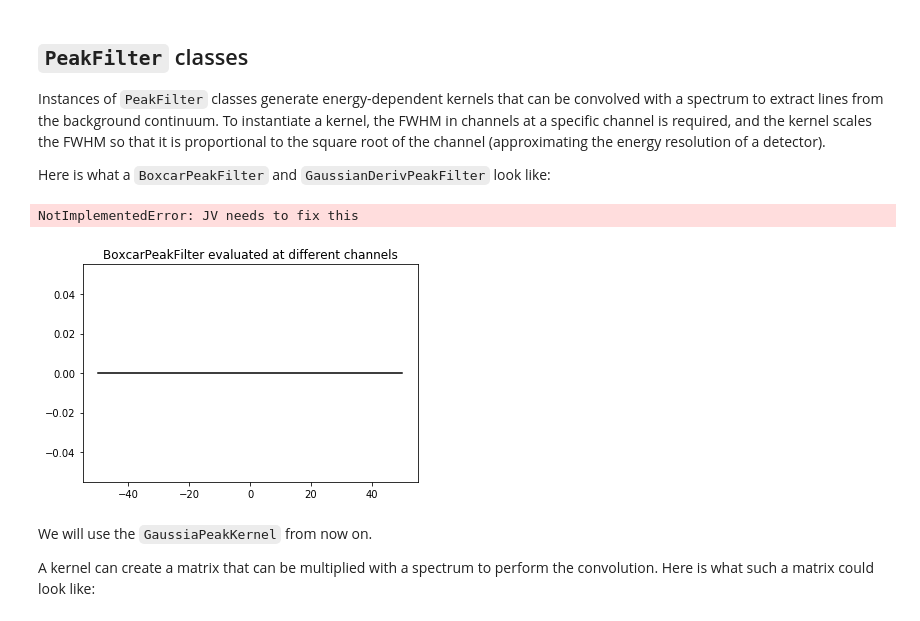
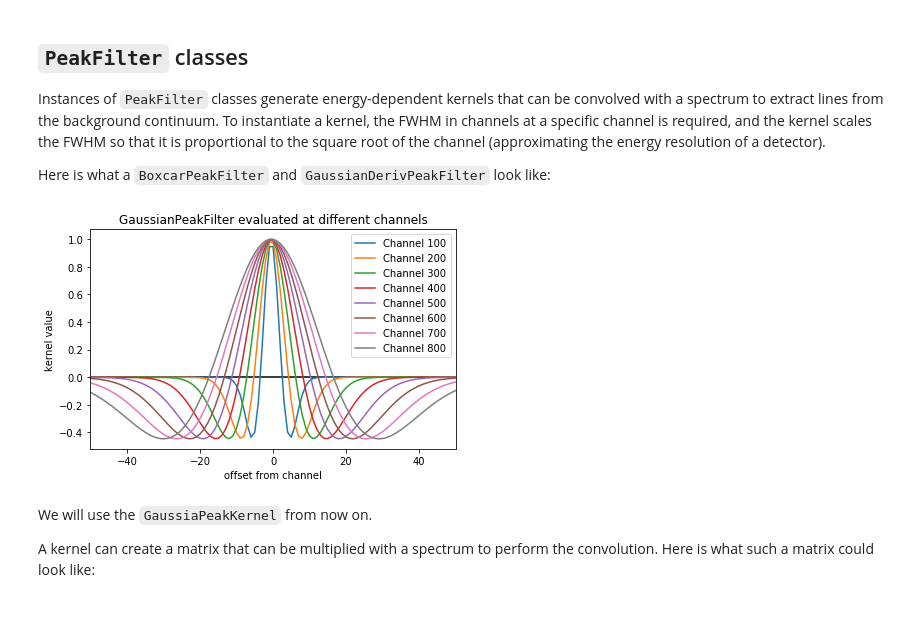
Before and after one commit to lbl-anp/becquerel, a Jupyter notebook: examples/autocal.ipynb, the cells around one changed output. Drawn from its saved outputs; the diff is of its cells as text; code cells hidden in the pictures.

```diff
--- a/examples/autocal.ipynb
+++ b/examples/autocal.ipynb
@@ -66,23 +65,22 @@ Here is what a `BoxcarPeakFilter` and `GaussianDerivPeakFilter` look like:
 # %%
 # demonstrate energy-dependent kernels
 channels = np.arange(1000)
-for kernel in [bq.BoxcarPeakFilter(1000, 30, 5), bq.GaussianPeakFilter(1000, 50, 5)]:
+for kernel in [bq.GaussianPeakFilter(1000, 50, 5)]:
     plt.figure()
     plt.title('{} evaluated at different channels'.format(type(kernel).__name__))
     ind = np.arange(1000)
 
     plt.plot([-50, 50], [0, 0], 'k-')
     for chan in range(100, 900, 100):
-        kern = kernel.kernel(chan, 1000)
+        kern = kernel.kernel(chan, np.arange(1001))
         plt.plot(ind - chan, kern, '-', lw=1.5, label='Channel {}'.format(chan))
     plt.xlim(-50, 50)
     plt.xlabel('offset from channel')
     plt.ylabel('kernel value')
     plt.legend()
     plt.tight_layout()
 # %% [output]
-NotImplementedError: JV needs to fix this
-[figure, old version]
+[figure, new version]
 # %% [markdown]
 We will use the `GaussiaPeakKernel` from now on.
 
```
Also changed, not shown: parts of 14 cells of this notebook, 1 other file.
